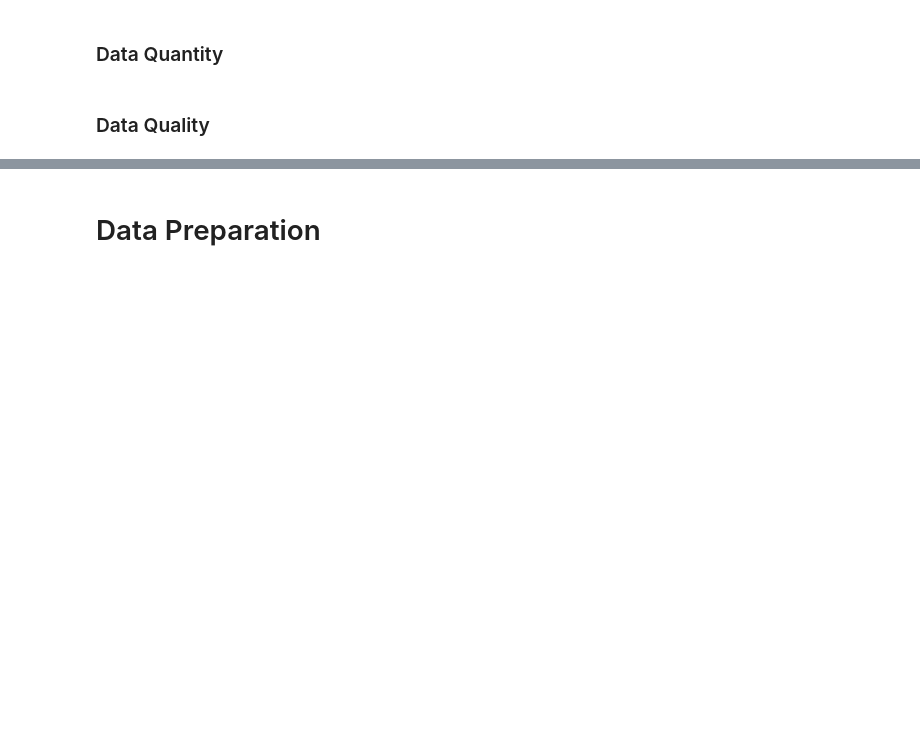
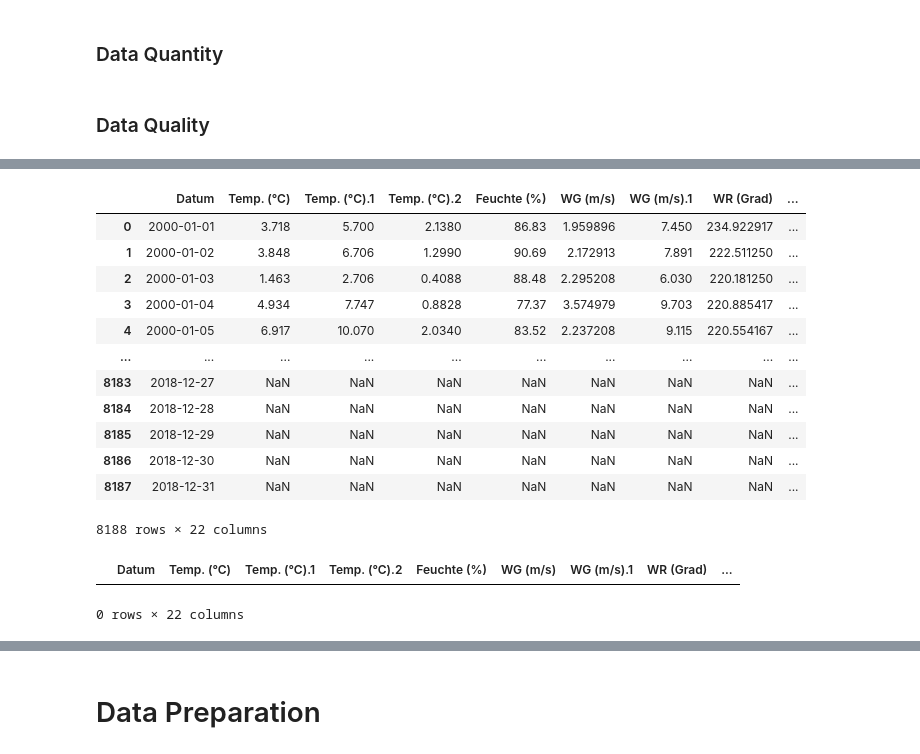
Before and after one commit to SvetiB/AirQualityStuttgart, a Jupyter notebook: AirQualityStuttgart.ipynb, the cells around one changed output, grey strips where cells are left out. Drawn from its saved outputs; the diff is of its cells as text; code cells hidden in the pictures; blank space fills up the shorter version.

```diff
--- a/AirQualityStuttgart.ipynb
+++ b/AirQualityStuttgart.ipynb
@@ -253,0 +293,21 @@ df_ges.head()
+# %%
+df_ges
+# %% [output]
+|  | Datum | Temp. (°C) | Temp. (°C).1 | Temp. (°C).2 | Feuchte (%) | WG (m/s) | WG (m/s).1 | WR (Grad) | ... |
+| 0 | 2000-01-01 | 3.718 | 5.700 | 2.1380 | 86.83 | 1.959896 | 7.450 | 234.922917 | ... |
+| 1 | 2000-01-02 | 3.848 | 6.706 | 1.2990 | 90.69 | 2.172913 | 7.891 | 222.511250 | ... |
+| 2 | 2000-01-03 | 1.463 | 2.706 | 0.4088 | 88.48 | 2.295208 | 6.030 | 220.181250 | ... |
+| 3 | 2000-01-04 | 4.934 | 7.747 | 0.8828 | 77.37 | 3.574979 | 9.703 | 220.885417 | ... |
+| 4 | 2000-01-05 | 6.917 | 10.070 | 2.0340 | 83.52 | 2.237208 | 9.115 | 220.554167 | ... |
+| ... | ... | ... | ... | ... | ... | ... | ... | ... | ... |
+| 8183 | 2018-12-27 | NaN | NaN | NaN | NaN | NaN | NaN | NaN | ... |
+| 8184 | 2018-12-28 | NaN | NaN | NaN | NaN | NaN | NaN | NaN | ... |
+| 8185 | 2018-12-29 | NaN | NaN | NaN | NaN | NaN | NaN | NaN | ... |
+| 8186 | 2018-12-30 | NaN | NaN | NaN | NaN | NaN | NaN | NaN | ... |
+| 8187 | 2018-12-31 | NaN | NaN | NaN | NaN | NaN | NaN | NaN | ... |
+8188 rows × 22 columns
+# %%
+df_ges.loc[df_ges['PM10 (µg/m³)'] == '--']
+# %% [output]
+|  | Datum | Temp. (°C) | Temp. (°C).1 | Temp. (°C).2 | Feuchte (%) | WG (m/s) | WG (m/s).1 | WR (Grad) | ... |
+0 rows × 22 columns
```
Also changed, not shown: parts of 17 cells of this notebook.
